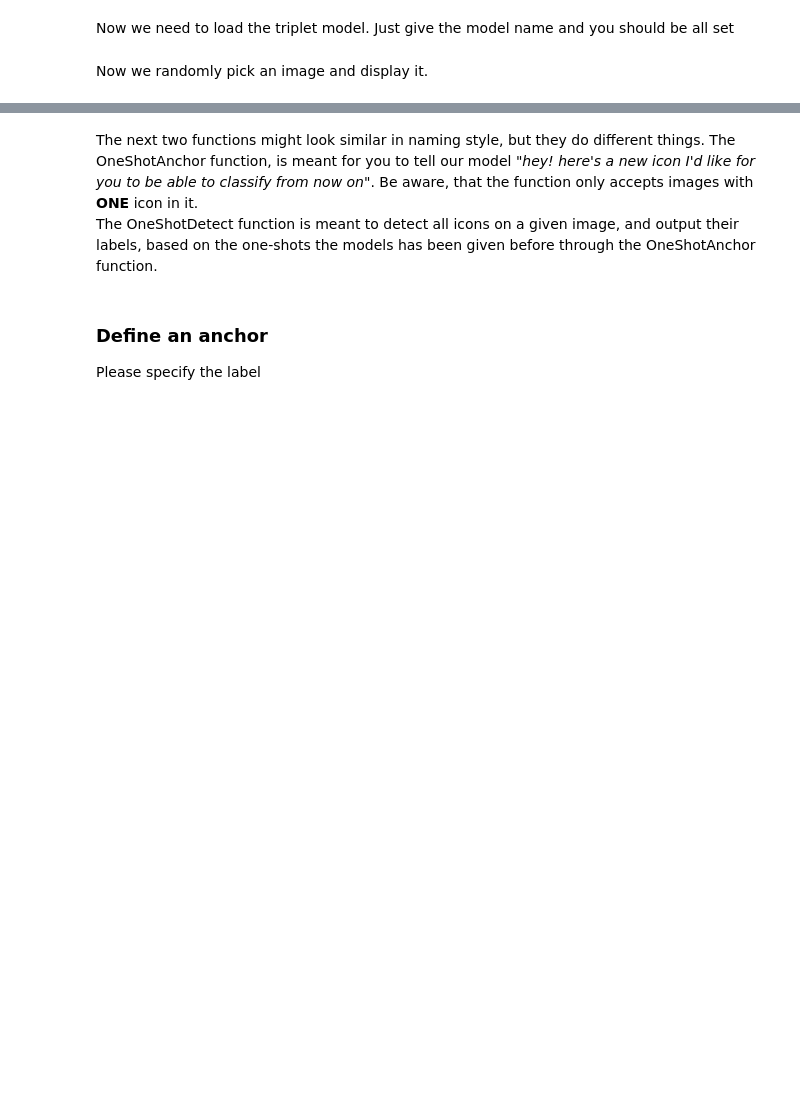
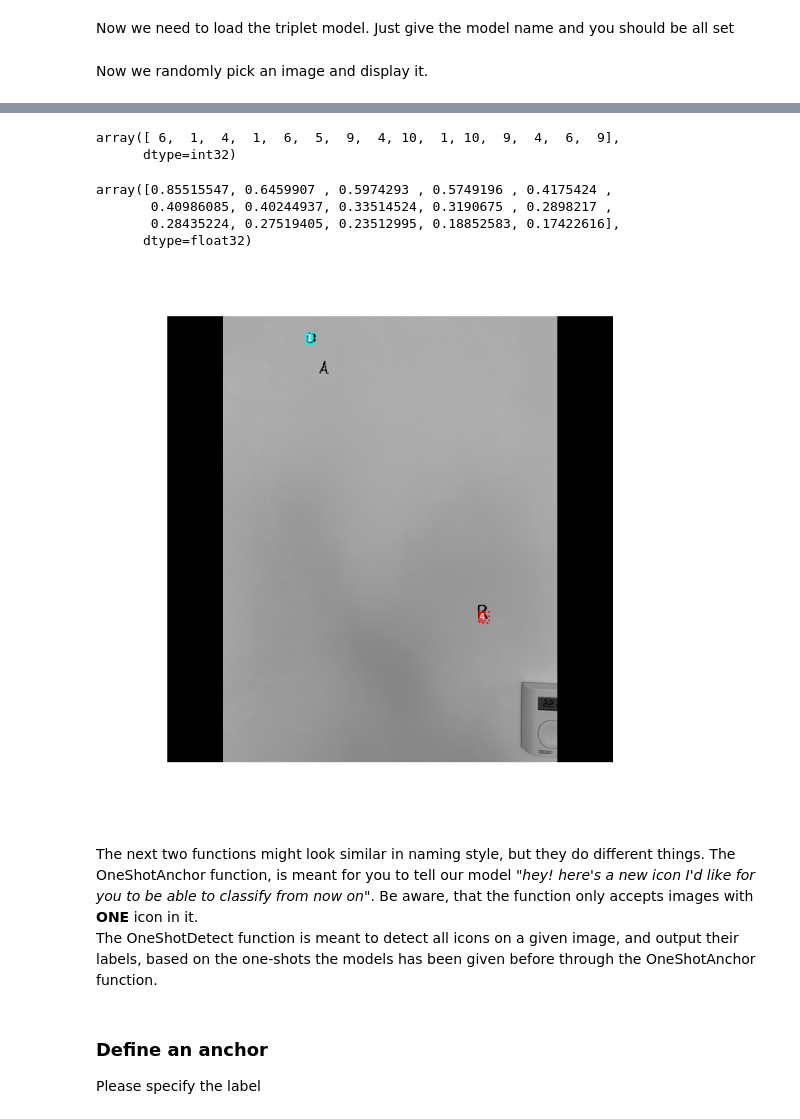
Before and after one commit to Holstrup/Mask_RCNN, a Jupyter notebook: samples/wireframe/One-Shot.ipynb, the cells around one changed output, grey strips where cells are left out. Cells and saved outputs as stored; diff of their text form; code cells hidden in the pictures; blank space fills up the shorter version.

```diff
--- a/samples/wireframe/One-Shot.ipynb
+++ b/samples/wireframe/One-Shot.ipynb
@@ -173,3 +168,21 @@ array([[235, 142, 452, 869],
+# %%
+results = model.detect([original_image])
+# %%
+results[0]["class_ids"]
+# %% [output]
+array([ 6,  1,  4,  1,  6,  5,  9,  4, 10,  1, 10,  9,  4,  6,  9],
+      dtype=int32)
+# %%
+results[0]["scores"]
+# %% [output]
+array([0.85515547, 0.6459907 , 0.5974293 , 0.5749196 , 0.4175424 ,
+       0.40986085, 0.40244937, 0.33514524, 0.3190675 , 0.2898217 ,
+       0.28435224, 0.27519405, 0.23512995, 0.18852583, 0.17422616],
+      dtype=float32)
+# %%
+visualize.draw_boxes(original_image, results[0]["rois"][2:4], captions=results[0]["class_ids"][2:4])
+# %% [output]
+[figure, added]
 # %% [markdown]
 The next two functions might look similar in naming style, but they do different things. The OneShotAnchor function, is meant for you to tell our model "*hey! here's a new icon I'd like for you to be able to classify from now on*". Be aware, that the function only accepts images with **ONE** icon in it. <br/>
 The OneShotDetect function is meant to detect all icons on a given image, and output their labels, based on the one-shots the models has been given before through the OneShotAnchor function.
```
Also changed, not shown: parts of 9 cells of this notebook, 9 other files.
